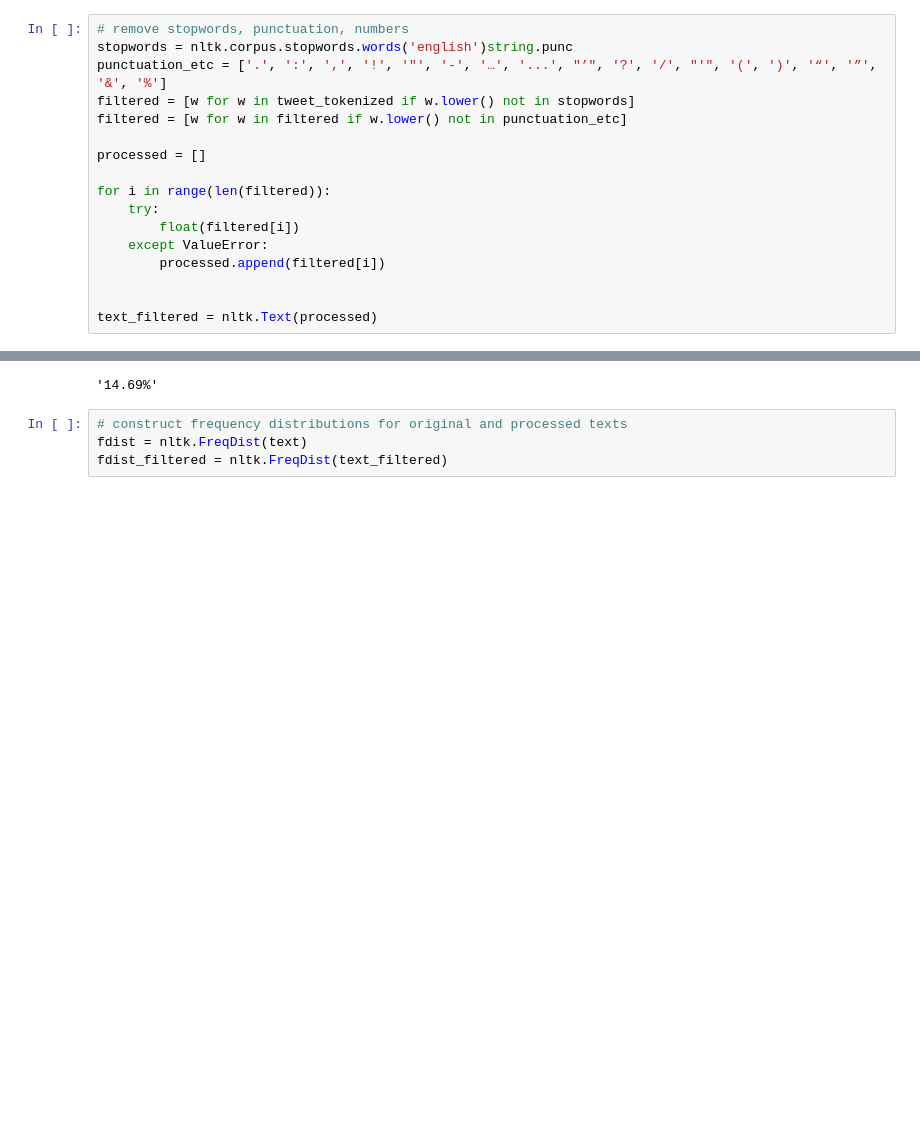
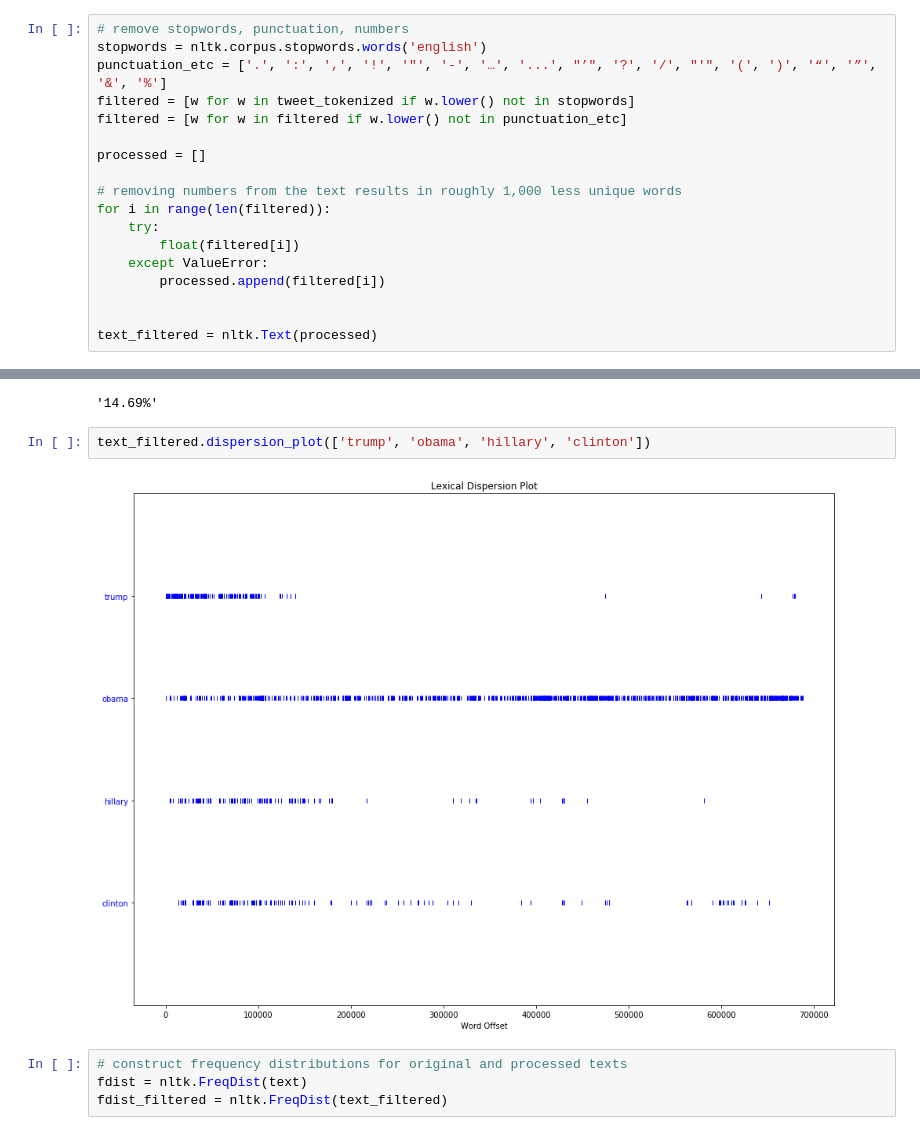
Before and after one commit to barlaensdoonn/ML310-final-project, a Jupyter notebook: notebooks/deletweet-text-mining.ipynb, the cells around one changed output, grey strips where cells are left out. Drawn from its saved outputs; the diff is of its cells as text; blank space fills up the shorter version.

```diff
--- a/notebooks/deletweet-text-mining.ipynb
+++ b/notebooks/deletweet-text-mining.ipynb
@@ -115,12 +125,13 @@ len(vocab)
 # %%
 # remove stopwords, punctuation, numbers
-stopwords = nltk.corpus.stopwords.words('english')string.punc
+stopwords = nltk.corpus.stopwords.words('english')
 punctuation_etc = ['.', ':', ',', '!', '"', '-', '…', '...', "’", '?', '/', "'", '(', ')', '“', '”', '&', '%']
 filtered = [w for w in tweet_tokenized if w.lower() not in stopwords]
 filtered = [w for w in filtered if w.lower() not in punctuation_etc]
 
 processed = []
 
+# removing numbers from the text results in roughly 1,000 less unique words
 for i in range(len(filtered)):
     try:
         float(filtered[i])
@@ -146,6 +158,10 @@ len(vocab_filtered)
 '{:.2%}'.format(len(vocab_filtered) / len(words_filtered))
 # %% [output]
 '14.69%'
+# %%
+text_filtered.dispersion_plot(['trump', 'obama', 'hillary', 'clinton'])
+# %% [output]
+[figure, added]
 # %%
 # construct frequency distributions for original and processed texts
 fdist = nltk.FreqDist(text)
```
Also changed, not shown: parts of 20 cells of this notebook.
